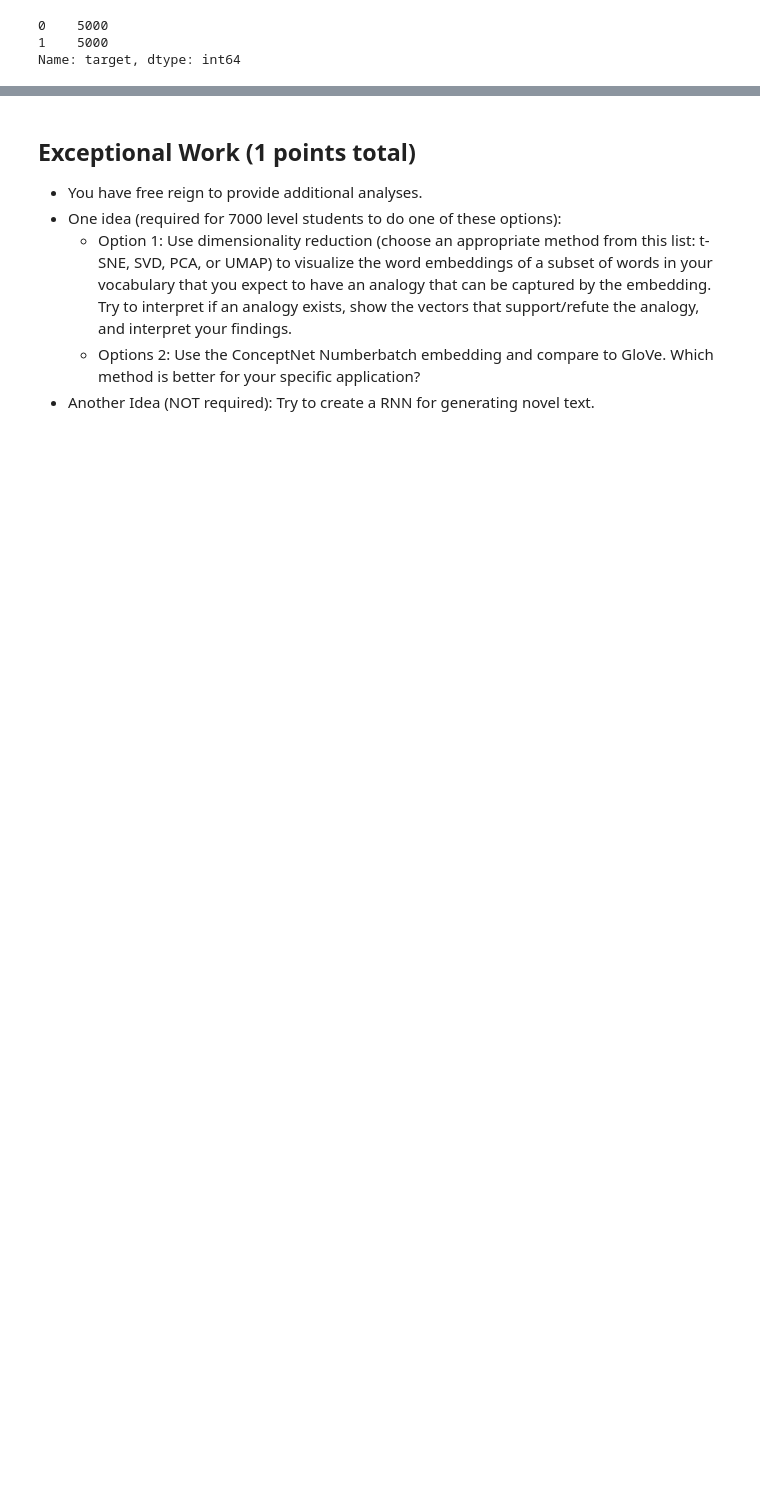
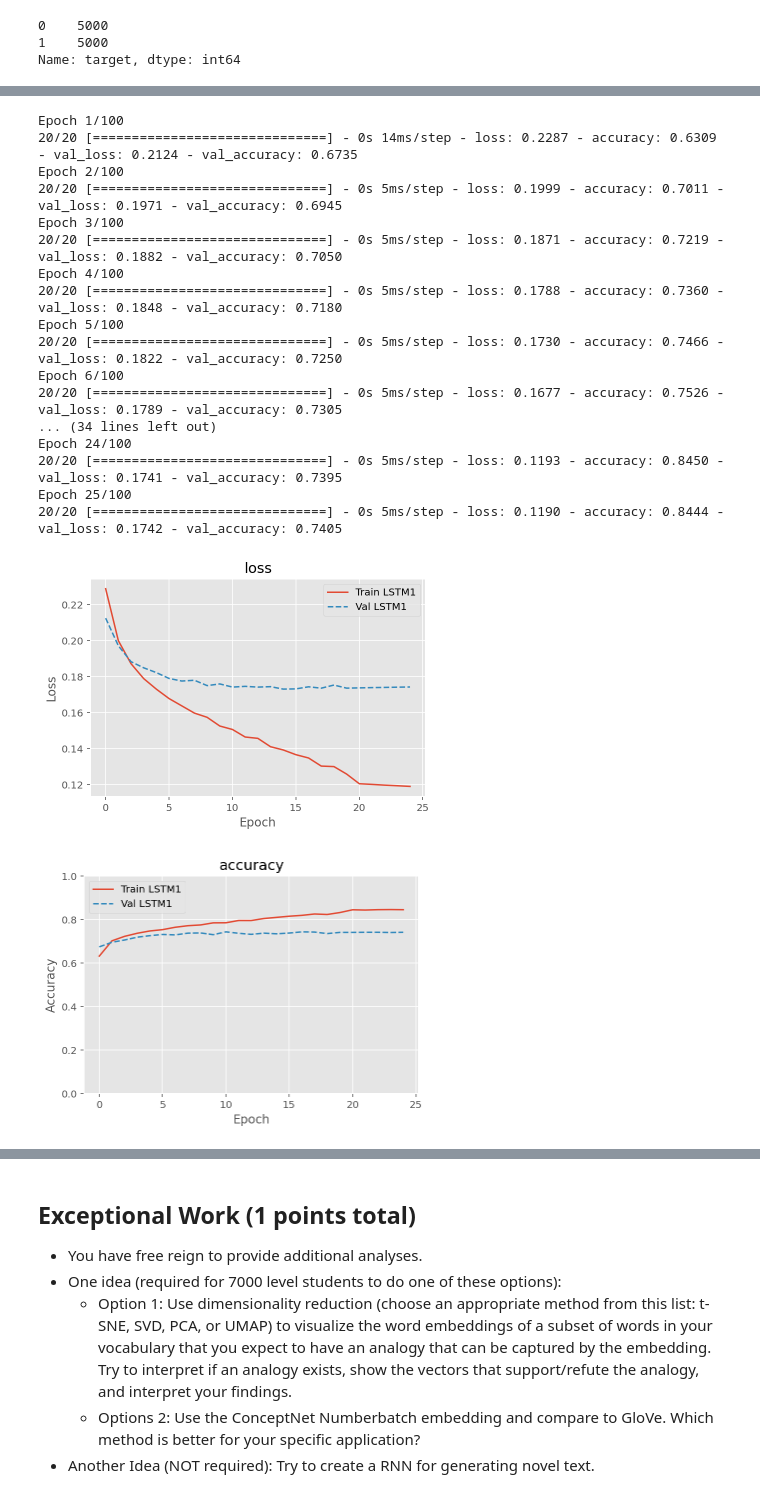
Before and after one commit to amor-tsai/MachineLearningNotebooks, a Jupyter notebook: Lab7.ipynb, the cells around one changed output, grey strips where cells are left out. Drawn from its saved outputs; the diff is of its cells as text; code cells hidden in the pictures; blank space fills up the shorter version.

```diff
--- a/Lab7.ipynb
+++ b/Lab7.ipynb
@@ -101,0 +223,7 @@ Name: target, dtype: int64
+# %%
+X_train, X_test, y_train, y_test = train_test_split(X, y, test_size=0.2,random_state=30)
+
+print(X_train.shape)
+print(X_test.shape)
+print(y_train.shape)
+print(y_test.shape)
@@ -106,0 +368,10 @@ Name: target, dtype: int64
+# %%
+NUM_CLASSES = 1
+rnn1 = Sequential(name='LSTM1')
+rnn1.add(embedding_layer)
+rnn1.add(LSTM(16))
+rnn1.add(Dense(NUM_CLASSES, activation='sigmoid'))
+rnn1.compile(loss='mean_squared_error',
+              optimizer='RMSprop',
+              metrics=['accuracy'])
+rnn1.summary(line_length=90)
@@ -106,0 +393,23 @@ Name: target, dtype: int64
+# %%
+%%time
+rnn1_eval = evaluate_model(rnn1,X_train,y_train,X_test,y_test,rnn1.name,batch_size=400,verbose=1)
+# %% [output]
+Epoch 1/100
+20/20 [==============================] - 0s 14ms/step - loss: 0.2287 - accuracy: 0.6309 - val_loss: 0.2124 - val_accuracy: 0.6735
+Epoch 2/100
+20/20 [==============================] - 0s 5ms/step - loss: 0.1999 - accuracy: 0.7011 - val_loss: 0.1971 - val_accuracy: 0.6945
+Epoch 3/100
+20/20 [==============================] - 0s 5ms/step - loss: 0.1871 - accuracy: 0.7219 - val_loss: 0.1882 - val_accuracy: 0.7050
+Epoch 4/100
+20/20 [==============================] - 0s 5ms/step - loss: 0.1788 - accuracy: 0.7360 - val_loss: 0.1848 - val_accuracy: 0.7180
+Epoch 5/100
+20/20 [==============================] - 0s 5ms/step - loss: 0.1730 - accuracy: 0.7466 - val_loss: 0.1822 - val_accuracy: 0.7250
+Epoch 6/100
+20/20 [==============================] - 0s 5ms/step - loss: 0.1677 - accuracy: 0.7526 - val_loss: 0.1789 - val_accuracy: 0.7305
+... (34 lines left out)
+Epoch 24/100
+20/20 [==============================] - 0s 5ms/step - loss: 0.1193 - accuracy: 0.8450 - val_loss: 0.1741 - val_accuracy: 0.7395
+Epoch 25/100
+20/20 [==============================] - 0s 5ms/step - loss: 0.1190 - accuracy: 0.8444 - val_loss: 0.1742 - val_accuracy: 0.7405
+[figure, added]
+[figure, added]
```
Also changed, not shown: parts of 59 cells of this notebook.
